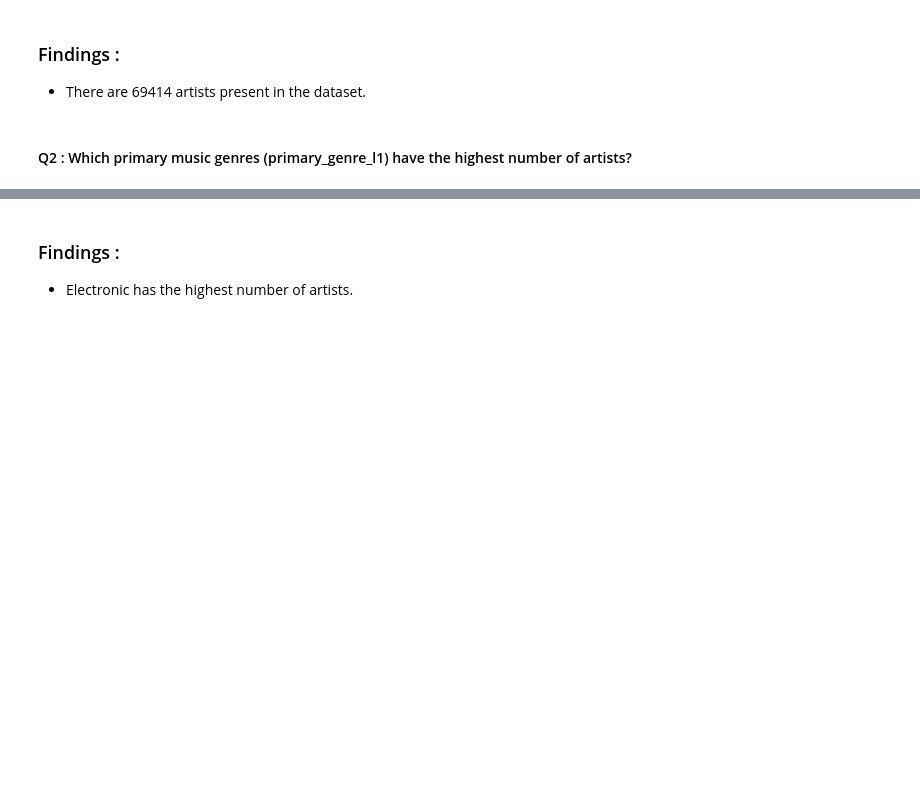
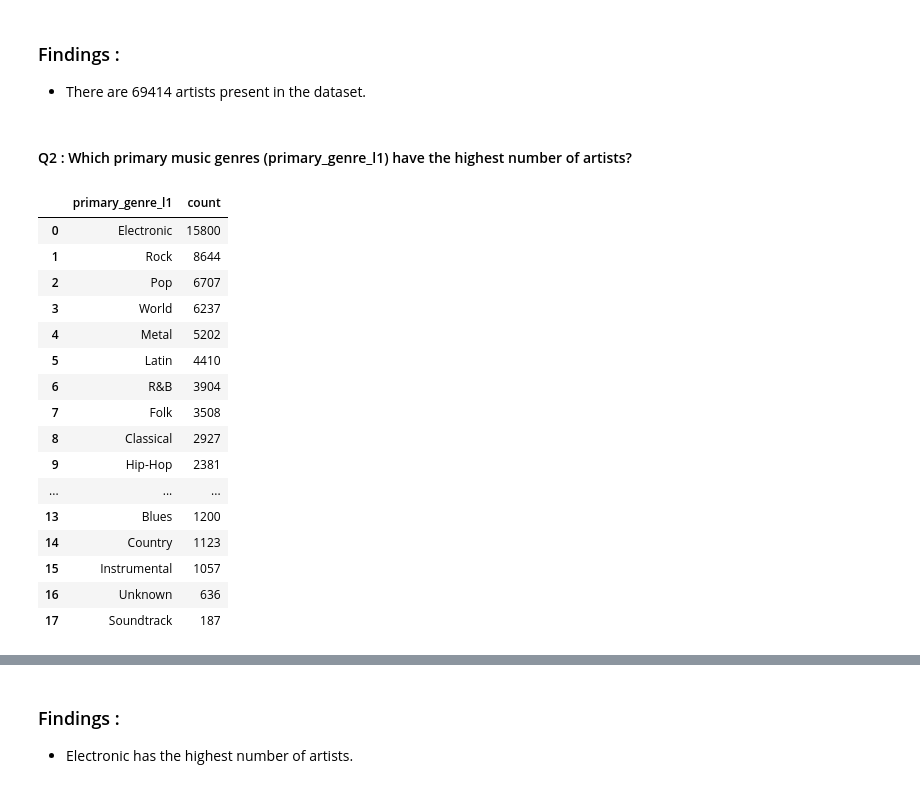
Before and after one commit to pravin25kumar/Spotify-Data-Analysis, a Jupyter notebook: SpotifyProject.ipynb, the cells around one changed output, grey strips where cells are left out. Saved outputs shown, nothing was run; the diff lists cells and outputs as text; code cells hidden in the pictures; blank space fills up the shorter version.

```diff
--- a/SpotifyProject.ipynb
+++ b/SpotifyProject.ipynb
@@ -80,6 +80,26 @@ unique_artists
 #### Q2 : Which primary music genres (primary_genre_l1) have the highest number of artists?
 # %%
 genres_sorted = df['primary_genre_l1'].value_counts().reset_index(name='count')
+
+genres_sorted
+# %% [output]
+|  | primary_genre_l1 | count |
+| 0 | Electronic | 15800 |
+| 1 | Rock | 8644 |
+| 2 | Pop | 6707 |
+| 3 | World | 6237 |
+| 4 | Metal | 5202 |
+| 5 | Latin | 4410 |
+| 6 | R&B | 3904 |
+| 7 | Folk | 3508 |
+| 8 | Classical | 2927 |
+| 9 | Hip-Hop | 2381 |
+| ... | ... | ... |
+| 13 | Blues | 1200 |
+| 14 | Country | 1123 |
+| 15 | Instrumental | 1057 |
+| 16 | Unknown | 636 |
+| 17 | Soundtrack | 187 |
 # %%
 chart_1 = alt.Chart(genres_sorted).mark_bar().encode(
     x = alt.X('primary_genre_l1:N', sort=alt.SortField(field = 'count', order= 'descending')),
```
Also changed, not shown: parts of 8 cells of this notebook, 20 other files.
